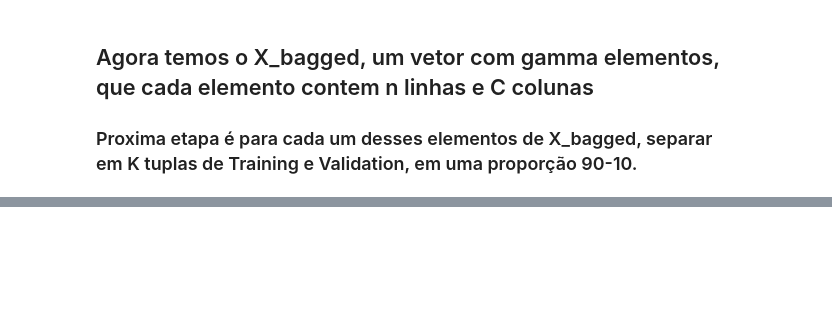
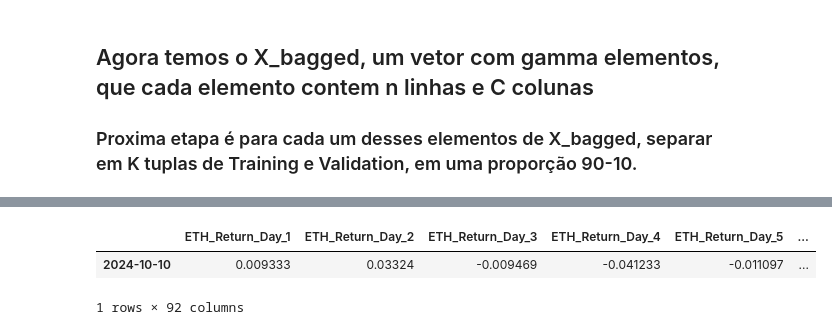
Before and after one commit to JoaoDelVecchio/Quantamental, a Jupyter notebook: Código/tentativa4.ipynb, the cells around one changed output, grey strips where cells are left out. Saved outputs shown, nothing was run; the diff lists cells and outputs as text; code cells hidden in the pictures; blank space fills up the shorter version.

```diff
--- a/Código/tentativa4.ipynb
+++ b/Código/tentativa4.ipynb
@@ -124,0 +259,9 @@ len(X_bagged)
+# %%
+X_inicial = vetor[1] # X_inicial eh uma matriz de W linhas e C+1 colunas
+alvo = vetor_alvos[1]
+valor = alvo.iloc[-1, -1]
+alvo
+# %% [output]
+|  | ETH_Return_Day_1 | ETH_Return_Day_2 | ETH_Return_Day_3 | ETH_Return_Day_4 | ETH_Return_Day_5 | ... |
+| 2024-10-10 | 0.009333 | 0.03324 | -0.009469 | -0.041233 | -0.011097 | ... |
+1 rows × 92 columns
```
Also changed, not shown: parts of 10 cells of this notebook, 8 other files.
